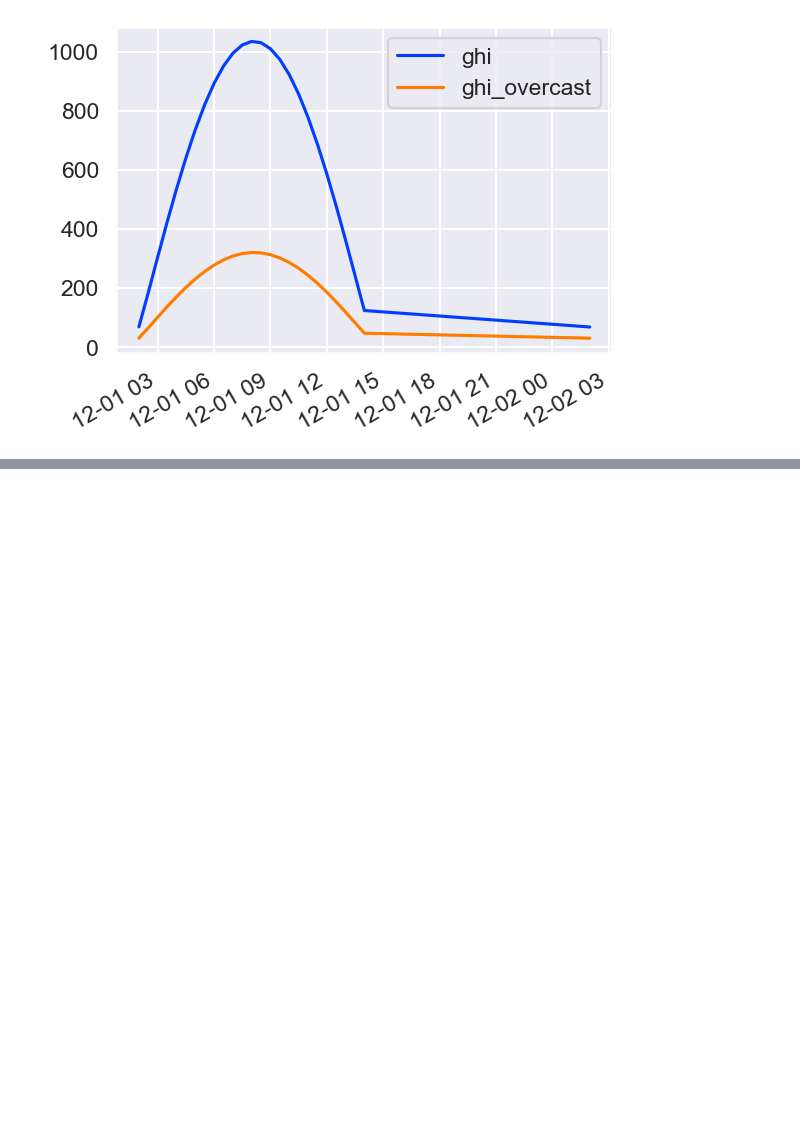
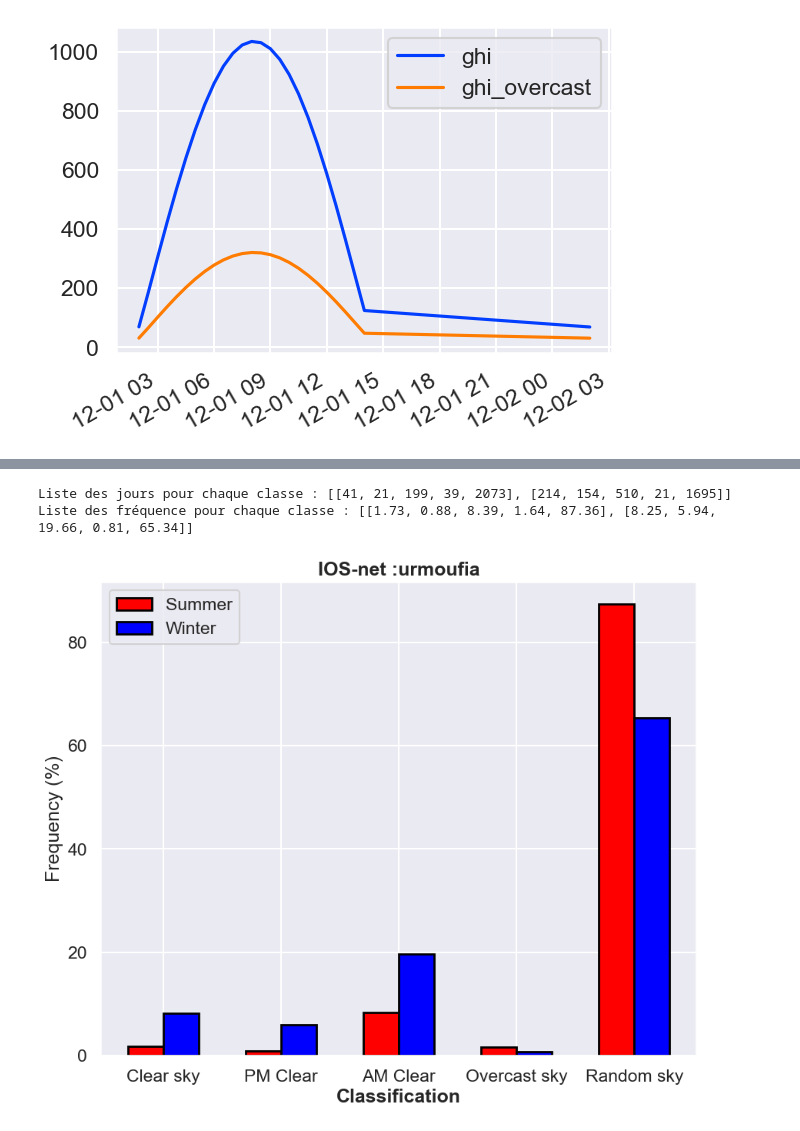
Before and after one commit to GRerwan/code_stage_M1_v2, a Jupyter notebook: Daily_classifiaction_Pvlib.ipynb, the cells around one changed output, grey strips where cells are left out. Cells and saved outputs as stored; diff of their text form; code cells hidden in the pictures; blank space fills up the shorter version.

```diff
--- a/Daily_classifiaction_Pvlib.ipynb
+++ b/Daily_classifiaction_Pvlib.ipynb
@@ -1086,0 +1076,48 @@ plt.show()
+# %%
+days_tot = [2373,2594]
+
+list_nb_day_ios = [[ df.shape[1] for df in list_saison[i] ] for i in range(2)]
+print('Liste des jours pour chaque classe :',list_nb_day_ios)
+
+freq_ios = [[round(i/days_tot[j]*100,2) for i in list_nb_day_ios[j] ] for j in range(2)]
+print('Liste des fréquence pour chaque classe :',freq_ios)
+
+list_IOS_net_summer = freq_ios[0]
+list_IOS_net_winter = freq_ios[1]
+
+list_class = ['Clear sky','PM Clear','AM Clear','Overcast sky','Random sky']
+name_station = 'urmoufia'
+name_data = 'IOS'
+name_data_title = 'IOS-net'
+
+def compare_freq(list_IOS_net_summer, list_IOS_net_winter, list_class, name_station,name_data,name_data_title):
+    plt.figure(figsize=(10, 8))
+
+    # Bar positions
+    bar_width = 0.3
+    bar1 = range(len(list_class))
+    bar2 = [i + bar_width for i in bar1]
+
+    # Plot bars
+    plt.bar(bar1, list_IOS_net_summer, width=bar_width, color='red', edgecolor='black', linewidth=2, label='Summer')
+    plt.bar(bar2, list_IOS_net_winter, width=bar_width, color='blue', edgecolor='black', linewidth=2, label='Winter')
+
+    # Labels and title
+    plt.xlabel('Classification', fontweight='bold')
+    plt.ylabel('Frequency (%)')
+    plt.xticks([r + bar_width/2 for r in range(len(list_class))], list_class)
+    plt.title(f'{name_data_title} :{name_station}', fontweight='bold')
+    plt.legend(loc='best')
+
+    plt.savefig(f'data_urmoufia/img/{name_data}_classification_PVlib_freq_bar_of_{name_station}.png',dpi=600, bbox_inches='tight', pad_inches=0.05)
+
+    # Show plot
+    plt.show()
+
+    return
+
+compare_freq(list_IOS_net_summer, list_IOS_net_winter, list_class, name_station,name_data,name_data_title)
+# %% [output]
+Liste des jours pour chaque classe : [[41, 21, 199, 39, 2073], [214, 154, 510, 21, 1695]]
+Liste des fréquence pour chaque classe : [[1.73, 0.88, 8.39, 1.64, 87.36], [8.25, 5.94, 19.66, 0.81, 65.34]]
+[figure, added]
```
Also changed, not shown: parts of 38 cells of this notebook.
